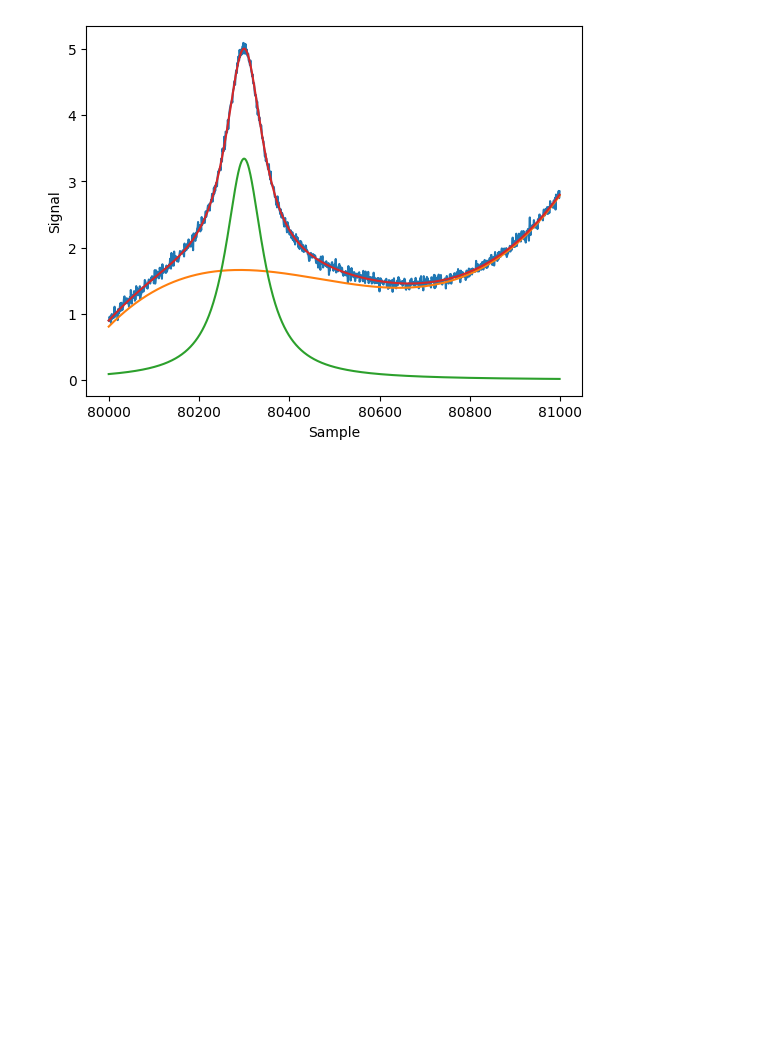
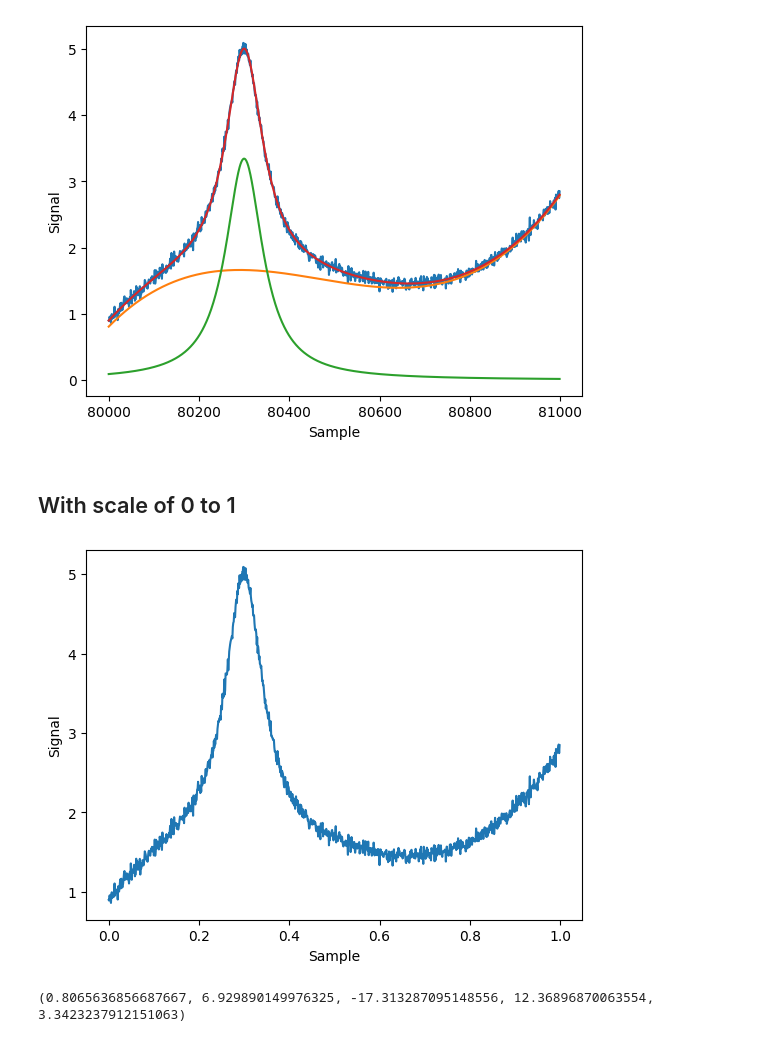
Before and after one commit to nwalser/systems-engineering-numerik, a Jupyter notebook: applications/5_gas_signal_fit_linear.ipynb, the cells around one changed output. Cells and saved outputs as stored; diff of their text form; code cells hidden in the pictures; blank space fills up the shorter version.

```diff
--- a/applications/5_gas_signal_fit_linear.ipynb
+++ b/applications/5_gas_signal_fit_linear.ipynb
@@ -49,3 +51,33 @@ plt.xlabel("Sample")
 plt.show()
 # %% [output]
 [figure]
+# %% [markdown]
+## With scale of 0 to 1
+# %%
+data = np.loadtxt('5_gas_signal_fit_linear_data.txt')
+
+start = 80000
+end = 81000
+
+# normalize x series to interval 0 to 1
+x = (data[:,0] - start)/(end-start)
+ym = data[:,1]
+# %%
+# visualize data
+plt.plot(x, ym)
+plt.ylabel("Signal")
+plt.xlabel("Sample")
+plt.show()
+# %% [output]
+[figure, added]
+# %%
+# fit function combination of poly3 and lorentz shape to data
+s0 = 0.1
+x0 = 0.3
+
+A = np.vstack((np.ones_like(x), x**1, (x**2), (x**3), lorentz_shape(x, 1, s0, x0))).T
+(a, b, c, d, e) = qr.linsolve_least_squares(A, ym)
+
+print((a, b, c, d, e))
+# %% [output]
+(0.8065636856687667, 6.929890149976325, -17.313287095148556, 12.36896870063554, 3.3423237912151063)
```
Also changed, not shown: parts of 3 cells of this notebook, 8 other files.
